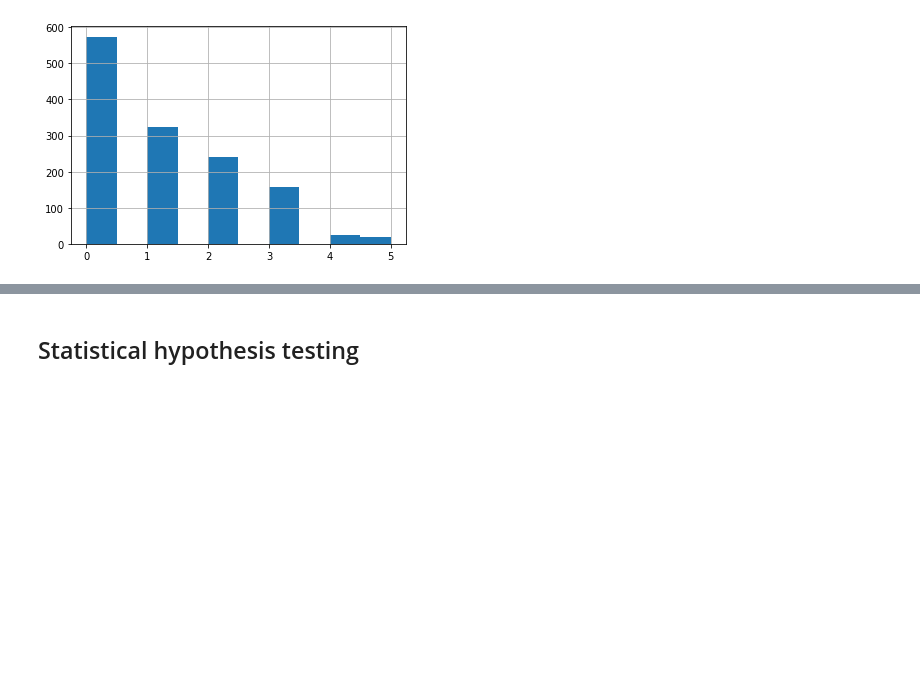
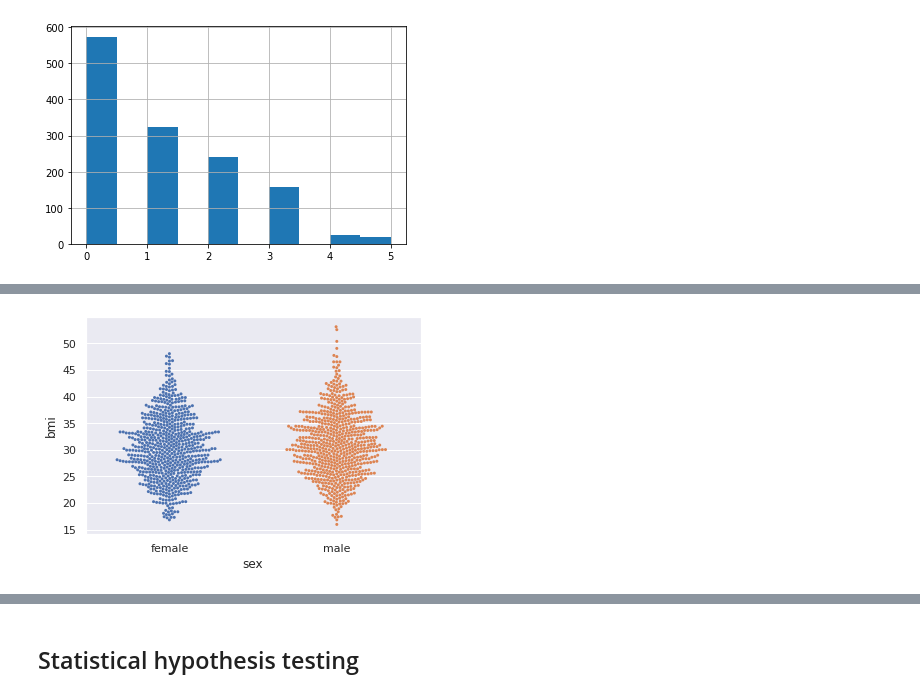
Before and after one commit to graceuche/northeastern-final-project, a Jupyter notebook: notebook.ipynb, the cells around one changed output, grey strips where cells are left out. Cells and saved outputs as stored; diff of their text form; code cells hidden in the pictures; blank space fills up the shorter version.

```diff
--- a/notebook.ipynb
+++ b/notebook.ipynb
@@ -176,0 +189,7 @@ df['children'].hist(); # number of children by per observation
+# %%
+sns.swarmplot(x = 'sex', y = 'bmi',data=insurance_premium,s=3)
+plt.xlabel('sex')
+plt.ylabel('bmi');
+plt.show()
+# %% [output]
+[figure, added]
```
Also changed, not shown: parts of 27 cells of this notebook, 1 other file.
